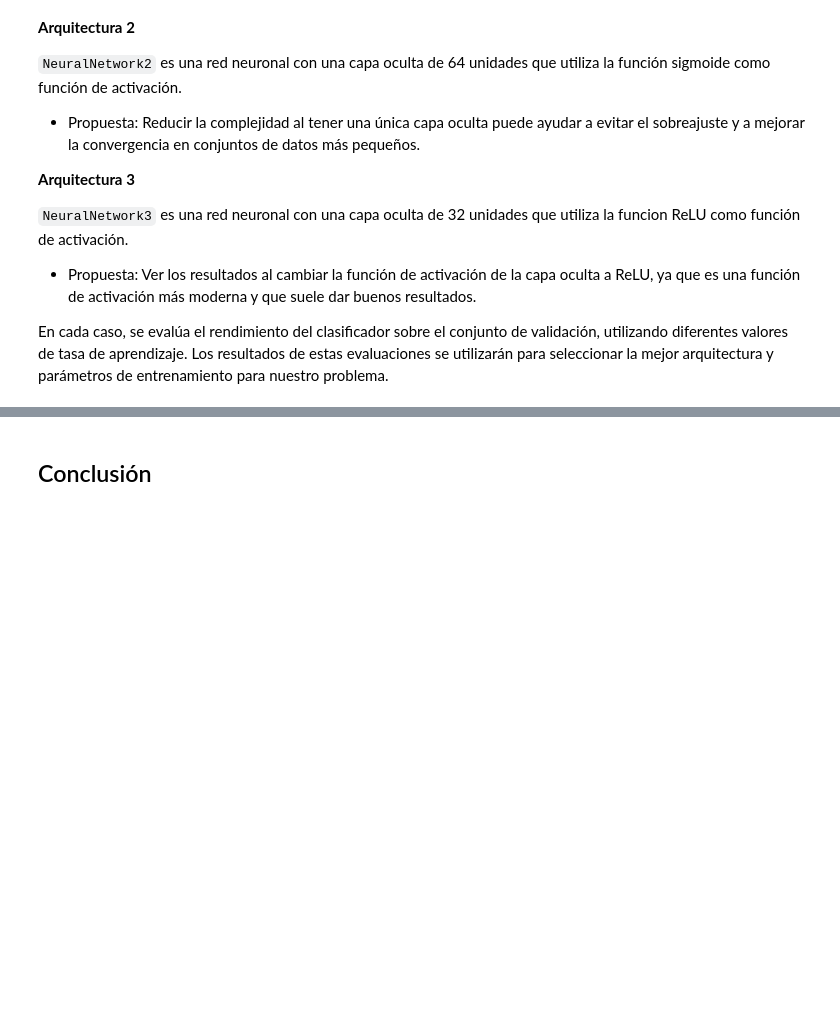
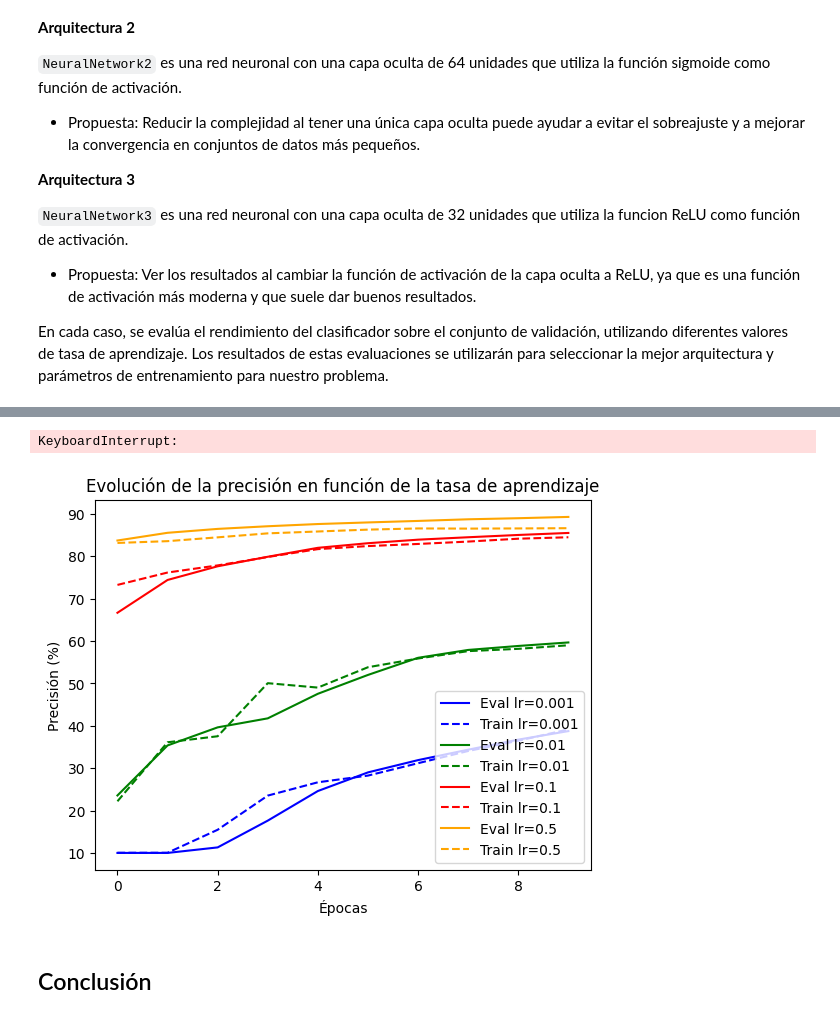
Before and after one commit to santiagoalaniz/fing_aprendaut, a Jupyter notebook: lab4/informe_tarea04.ipynb, the cells around one changed output, grey strips where cells are left out. Drawn from its saved outputs; the diff is of its cells as text; code cells hidden in the pictures; blank space fills up the shorter version.

```diff
--- a/lab4/informe_tarea04.ipynb
+++ b/lab4/informe_tarea04.ipynb
@@ -277,23 +308,57 @@ print (model)
-# %%
-from src.train_and_test import train_and_evaluate, plot_results
-import pandas as pd
-TASA_APRENDIZAJE = 0.01
-
-loss_fn = nn.CrossEntropyLoss()
-optimizer = torch.optim.SGD(model.parameters(), lr=TASA_APRENDIZAJE)
-
-epochs = 10
-
-
-results = train_and_evaluate(epochs, loss_fn, optimizer, model1, train_dataloader, eval_dataloader,  DEVICE)
-plot_results(results)
-results.to_csv('data/model1.csv', index=False)
-results = train_and_evaluate(epochs, loss_fn, optimizer, model2, train_dataloader, eval_dataloader,  DEVICE)
-plot_results(results)
-results.to_csv('data/model2.csv', index=False)
-results = train_and_evaluate(epochs, loss_fn, optimizer, model, train_dataloader, eval_dataloader, DEVICE)
-plot_results(results)
-results.to_csv('data/model.csv', index=False)
+# %%
+import os
+from src.train_and_test import train_and_evaluate
+import pandas as pd
+TASA_APRENDIZAJE = [0.001, 0.01, 0.1, 0.5]
+epochs = 10
+
+loss_fn = nn.CrossEntropyLoss()
+
+def results_to_csv(model,model_name):
+    results_model = []
+    for lr in TASA_APRENDIZAJE:
+        optimizer = torch.optim.SGD(model.parameters(), lr=lr)
+        results = train_and_evaluate(epochs, loss_fn, optimizer, model, train_dataloader, eval_dataloader, lr,  DEVICE)
+        results_model.append(results)
+        print(f"Modelo {model_name} con tasa de aprendizaje {lr} terminado")
+    print(f"Modelo {model_name} terminado")
+    results = pd.concat(results_model)
+    results.to_csv(f'data/{model_name}.csv', index=False)
+
+if not os.path.exists('data/model1'): results_to_csv(model1, 'model1')
+print('model1 done')
+if not os.path.exists('data/model2'): results_to_csv(model2,'model2')
+print('model2 done')
+if not os.path.exists('data/model3'): results_to_csv(model3,'model3')
+print('model3 done')
+# %% [output]
+KeyboardInterrupt:
+# %%
+def plot_accuracy(model):
+    results_csv = 'data/' + model + '.csv'
+    results = pd.read_csv(results_csv)
+    fig, ax = plt.subplots()
+    colores = ['blue', 'green', 'red','orange']
+
+    for i, lr in enumerate(TASA_APRENDIZAJE):
+        subset = results[results['Tasa de aprendizaje'] == lr]
+        epochs = subset['Epoch']
+        eval_acc = subset['Train Accuracy']
+        train_acc = subset['Eval Accuracy']
+
+        ax.plot(epochs, eval_acc, label=f'Eval lr={lr}', color=colores[i])
+        ax.plot(epochs, train_acc, label=f'Train lr={lr}', linestyle='--',color=colores[i])
+
+    ax.set_xlabel('Épocas')
+    ax.set_ylabel('Precisión (%)')
+    ax.set_title('Evolución de la precisión en función de la tasa de aprendizaje')
+    ax.legend()
+
+    plt.show()
+
+plot_accuracy('model1')
+# %% [output]
+[figure, added]
 # %% [markdown]
 ## Conclusión
 # %% [markdown]
```
Also changed, not shown: parts of 4 cells of this notebook, 2 other files.
